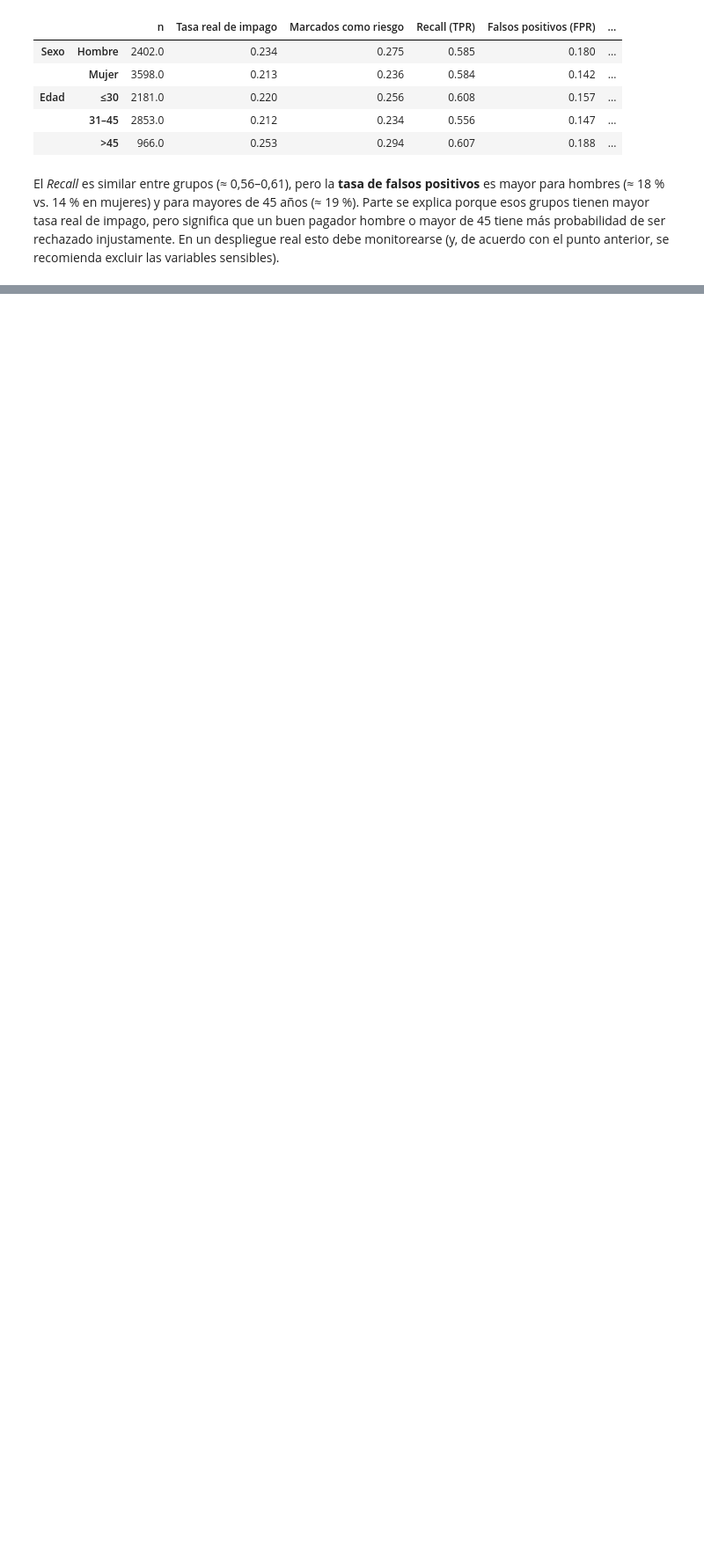
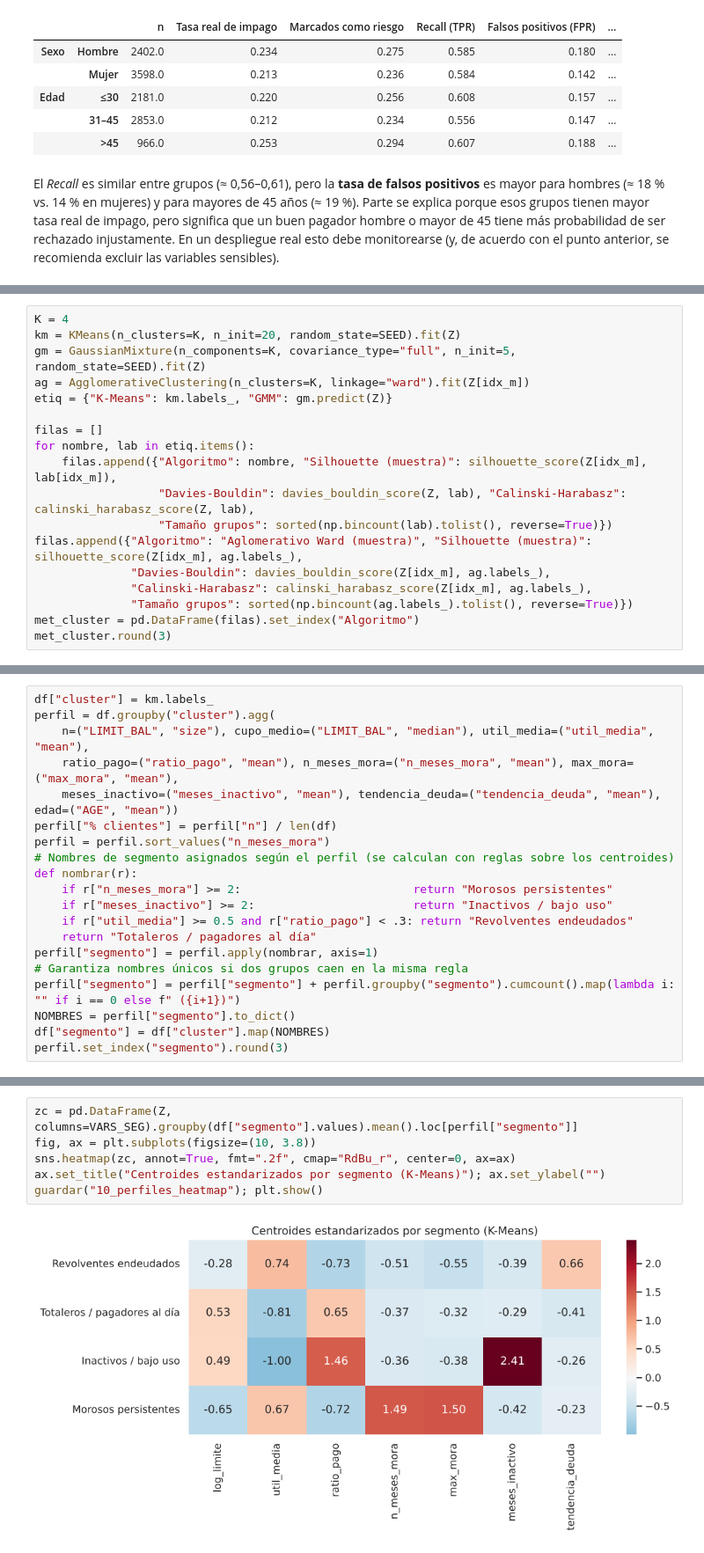
Before and after one commit to JuanRob2024/Analisis-de-datos-2026-2, a Jupyter notebook: evaluacion 4/notebooks/evento4_equipo5_default_credito.ipynb, the cells around one changed output, grey strips where cells are left out. Shown at 88% size. Cells and saved outputs as stored; diff of their text form; blank space fills up the shorter version.

```diff
--- a/evaluacion 4/notebooks/evento4_equipo5_default_credito.ipynb
+++ b/evaluacion 4/notebooks/evento4_equipo5_default_credito.ipynb
@@ -567,0 +659,18 @@ El *Recall* es similar entre grupos (≈ 0,56–0,61), pero la **tasa de falsos
+# %%
+K = 4
+km = KMeans(n_clusters=K, n_init=20, random_state=SEED).fit(Z)
+gm = GaussianMixture(n_components=K, covariance_type="full", n_init=5, random_state=SEED).fit(Z)
+ag = AgglomerativeClustering(n_clusters=K, linkage="ward").fit(Z[idx_m])
+etiq = {"K-Means": km.labels_, "GMM": gm.predict(Z)}
+
+filas = []
+for nombre, lab in etiq.items():
+    filas.append({"Algoritmo": nombre, "Silhouette (muestra)": silhouette_score(Z[idx_m], lab[idx_m]),
+                  "Davies-Bouldin": davies_bouldin_score(Z, lab), "Calinski-Harabasz": calinski_harabasz_score(Z, lab),
+                  "Tamaño grupos": sorted(np.bincount(lab).tolist(), reverse=True)})
+filas.append({"Algoritmo": "Aglomerativo Ward (muestra)", "Silhouette (muestra)": silhouette_score(Z[idx_m], ag.labels_),
+              "Davies-Bouldin": davies_bouldin_score(Z[idx_m], ag.labels_),
+              "Calinski-Harabasz": calinski_harabasz_score(Z[idx_m], ag.labels_),
+              "Tamaño grupos": sorted(np.bincount(ag.labels_).tolist(), reverse=True)})
+met_cluster = pd.DataFrame(filas).set_index("Algoritmo")
+met_cluster.round(3)
@@ -567,0 +715,20 @@ El *Recall* es similar entre grupos (≈ 0,56–0,61), pero la **tasa de falsos
+# %%
+df["cluster"] = km.labels_
+perfil = df.groupby("cluster").agg(
+    n=("LIMIT_BAL", "size"), cupo_medio=("LIMIT_BAL", "median"), util_media=("util_media", "mean"),
+    ratio_pago=("ratio_pago", "mean"), n_meses_mora=("n_meses_mora", "mean"), max_mora=("max_mora", "mean"),
+    meses_inactivo=("meses_inactivo", "mean"), tendencia_deuda=("tendencia_deuda", "mean"), edad=("AGE", "mean"))
+perfil["% clientes"] = perfil["n"] / len(df)
+perfil = perfil.sort_values("n_meses_mora")
+# Nombres de segmento asignados según el perfil (se calculan con reglas sobre los centroides)
+def nombrar(r):
+    if r["n_meses_mora"] >= 2:                         return "Morosos persistentes"
+    if r["meses_inactivo"] >= 2:                       return "Inactivos / bajo uso"
+    if r["util_media"] >= 0.5 and r["ratio_pago"] < .3: return "Revolventes endeudados"
+    return "Totaleros / pagadores al día"
+perfil["segmento"] = perfil.apply(nombrar, axis=1)
+# Garantiza nombres únicos si dos grupos caen en la misma regla
+perfil["segmento"] = perfil["segmento"] + perfil.groupby("segmento").cumcount().map(lambda i: "" if i == 0 else f" ({i+1})")
+NOMBRES = perfil["segmento"].to_dict()
+df["segmento"] = df["cluster"].map(NOMBRES)
+perfil.set_index("segmento").round(3)
@@ -567,0 +742,8 @@ El *Recall* es similar entre grupos (≈ 0,56–0,61), pero la **tasa de falsos
+# %%
+zc = pd.DataFrame(Z, columns=VARS_SEG).groupby(df["segmento"].values).mean().loc[perfil["segmento"]]
+fig, ax = plt.subplots(figsize=(10, 3.8))
+sns.heatmap(zc, annot=True, fmt=".2f", cmap="RdBu_r", center=0, ax=ax)
+ax.set_title("Centroides estandarizados por segmento (K-Means)"); ax.set_ylabel("")
+guardar("10_perfiles_heatmap"); plt.show()
+# %% [output]
+[figure, added]
```
Also changed, not shown: parts of 15 cells of this notebook, 3 other files.
